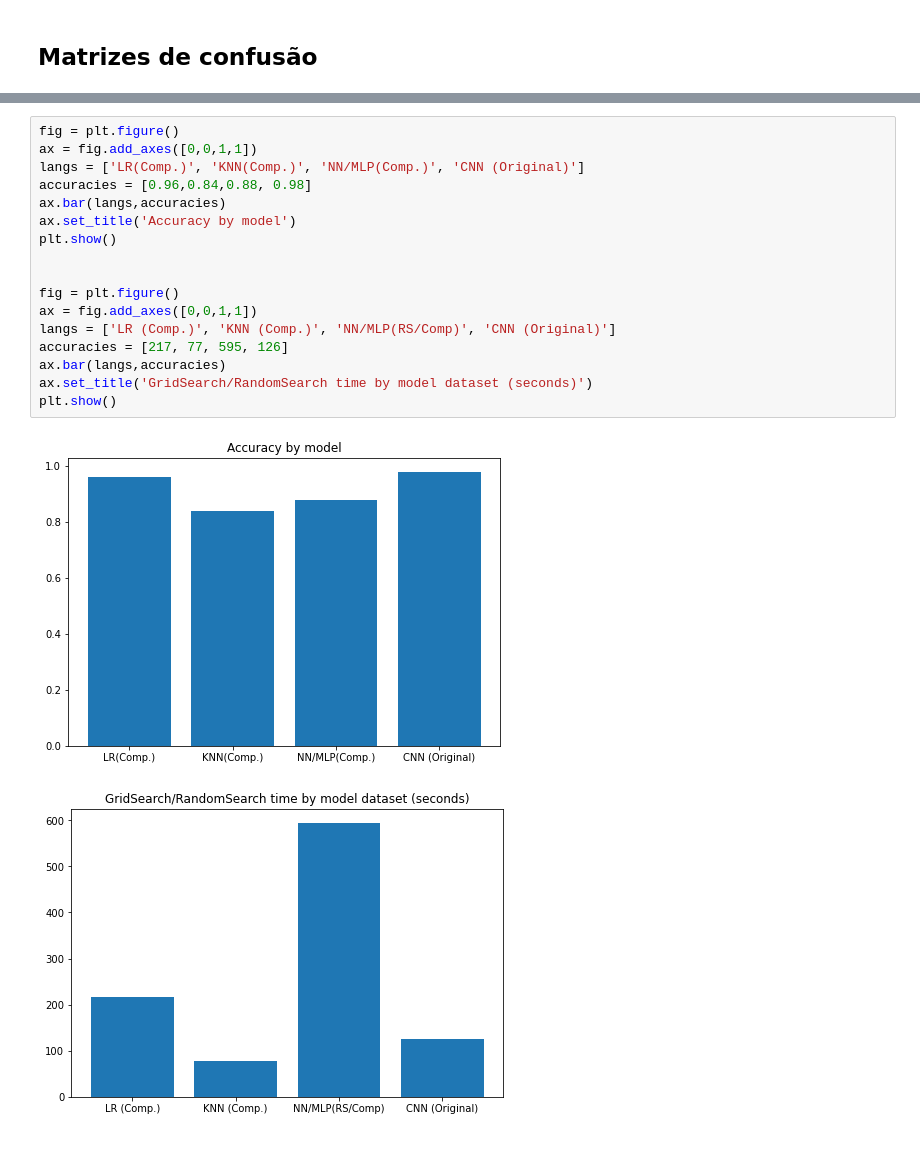
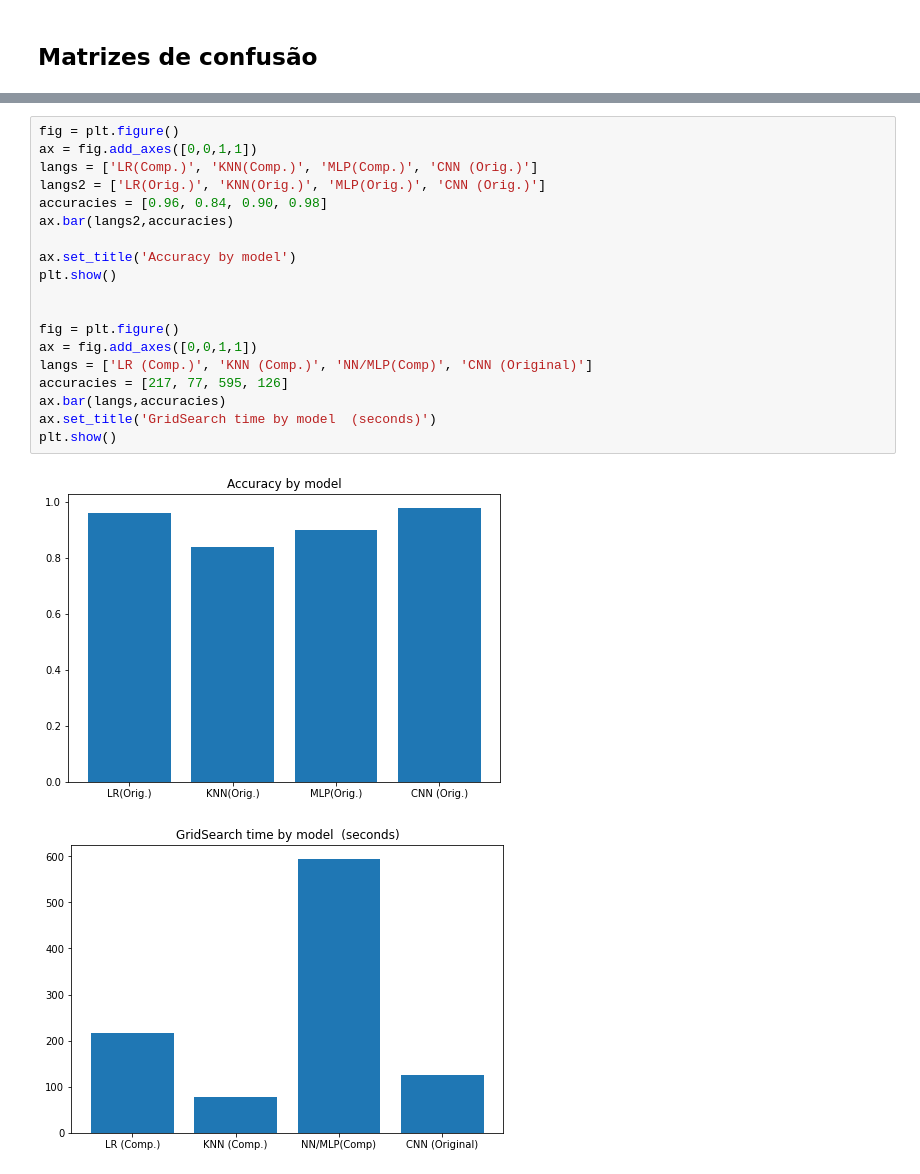
Before and after one commit to jeffcav/face-recog, a Jupyter notebook: yalefaces.ipynb, the cells around one changed output, grey strips where cells are left out. Drawn from its saved outputs; the diff is of its cells as text.

```diff
--- a/yalefaces.ipynb
+++ b/yalefaces.ipynb
@@ -384,20 +415,22 @@ for i in range(len(model_preds)):
 # %%
 fig = plt.figure()
 ax = fig.add_axes([0,0,1,1])
-langs = ['LR(Comp.)', 'KNN(Comp.)', 'NN/MLP(Comp.)', 'CNN (Original)']
-accuracies = [0.96,0.84,0.88, 0.98]
-ax.bar(langs,accuracies)
+langs = ['LR(Comp.)', 'KNN(Comp.)', 'MLP(Comp.)', 'CNN (Orig.)']
+langs2 = ['LR(Orig.)', 'KNN(Orig.)', 'MLP(Orig.)', 'CNN (Orig.)']
+accuracies = [0.96, 0.84, 0.90, 0.98]
+ax.bar(langs2,accuracies)
+
 ax.set_title('Accuracy by model')
 plt.show()
 
 
 fig = plt.figure()
 ax = fig.add_axes([0,0,1,1])
-langs = ['LR (Comp.)', 'KNN (Comp.)', 'NN/MLP(RS/Comp)', 'CNN (Original)']
+langs = ['LR (Comp.)', 'KNN (Comp.)', 'NN/MLP(Comp)', 'CNN (Original)']
 accuracies = [217, 77, 595, 126]
 ax.bar(langs,accuracies)
-ax.set_title('GridSearch/RandomSearch time by model dataset (seconds)')
+ax.set_title('GridSearch time by model  (seconds)')
 plt.show()
 # %% [output]
-[figure, old version]
+[figure, new version]
-[figure, old version]
+[figure, new version]
```
Also changed, not shown: parts of 17 cells of this notebook, 9 other files.
